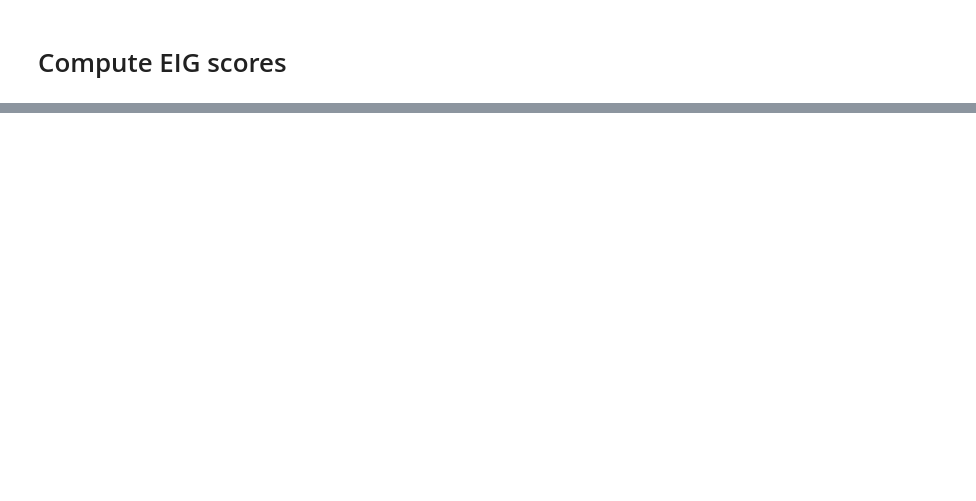
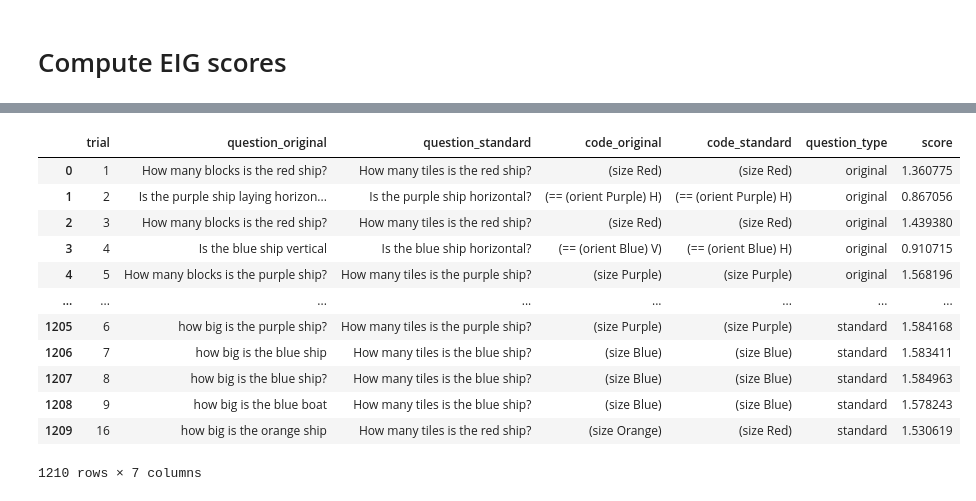
Before and after one commit to gabegrand/battleship, a Jupyter notebook: notebooks/human_question_evaluation.ipynb, the cells around one changed output, grey strips where cells are left out. Saved outputs shown, nothing was run; the diff lists cells and outputs as text; code cells hidden in the pictures; blank space fills up the shorter version.

```diff
--- a/notebooks/human_question_evaluation.ipynb
+++ b/notebooks/human_question_evaluation.ipynb
@@ -140,0 +131,18 @@ df.query("score > 2.0")
+# %%
+df_long = df.melt(id_vars=["trial", "question_original", "question_standard", "code_original", "code_standard"], value_vars=["score_original", "score_standard"], var_name="question_type", value_name="score")
+df_long["question_type"] = df_long["question_type"].str.replace("score_", "")
+df_long
+# %% [output]
+|  | trial | question_original | question_standard | code_original | code_standard | question_type | score |
+| 0 | 1 | How many blocks is the red ship? | How many tiles is the red ship? | (size Red) | (size Red) | original | 1.360775 |
+| 1 | 2 | Is the purple ship laying horizon... | Is the purple ship horizontal? | (== (orient Purple) H) | (== (orient Purple) H) | original | 0.867056 |
+| 2 | 3 | How many blocks is the red ship? | How many tiles is the red ship? | (size Red) | (size Red) | original | 1.439380 |
+| 3 | 4 | Is the blue ship vertical | Is the blue ship horizontal? | (== (orient Blue) V) | (== (orient Blue) H) | original | 0.910715 |
+| 4 | 5 | How many blocks is the purple ship? | How many tiles is the purple ship? | (size Purple) | (size Purple) | original | 1.568196 |
+| ... | ... | ... | ... | ... | ... | ... | ... |
+| 1205 | 6 | how big is the purple ship? | How many tiles is the purple ship? | (size Purple) | (size Purple) | standard | 1.584168 |
+| 1206 | 7 | how big is the blue ship | How many tiles is the blue ship? | (size Blue) | (size Blue) | standard | 1.583411 |
+| 1207 | 8 | how big is the blue ship? | How many tiles is the blue ship? | (size Blue) | (size Blue) | standard | 1.584963 |
+| 1208 | 9 | how big is the blue boat | How many tiles is the blue ship? | (size Blue) | (size Blue) | standard | 1.578243 |
+| 1209 | 16 | how big is the orange ship | How many tiles is the red ship? | (size Orange) | (size Red) | standard | 1.530619 |
+1210 rows × 7 columns
```
Also changed, not shown: parts of 13 cells of this notebook.
